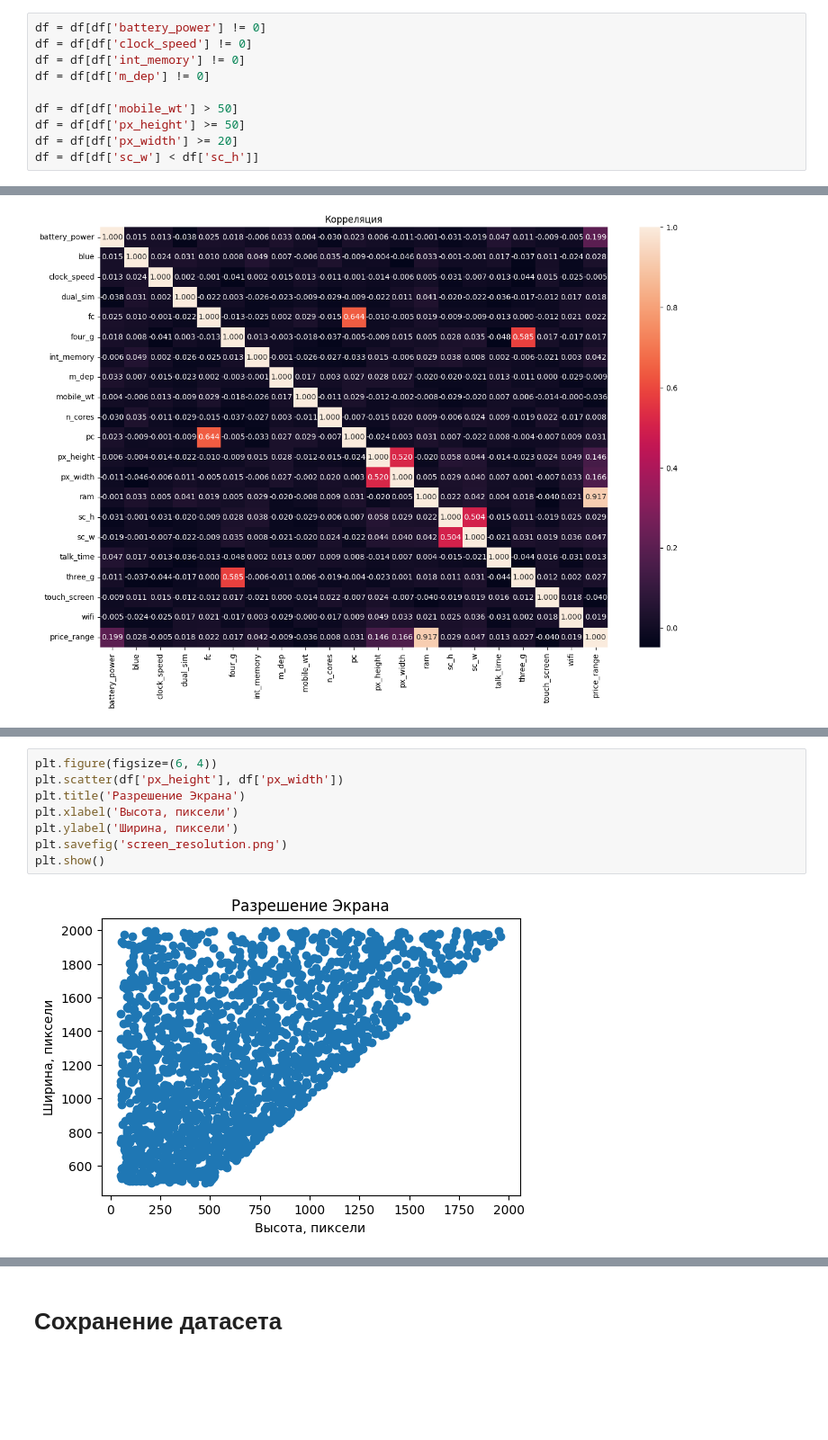
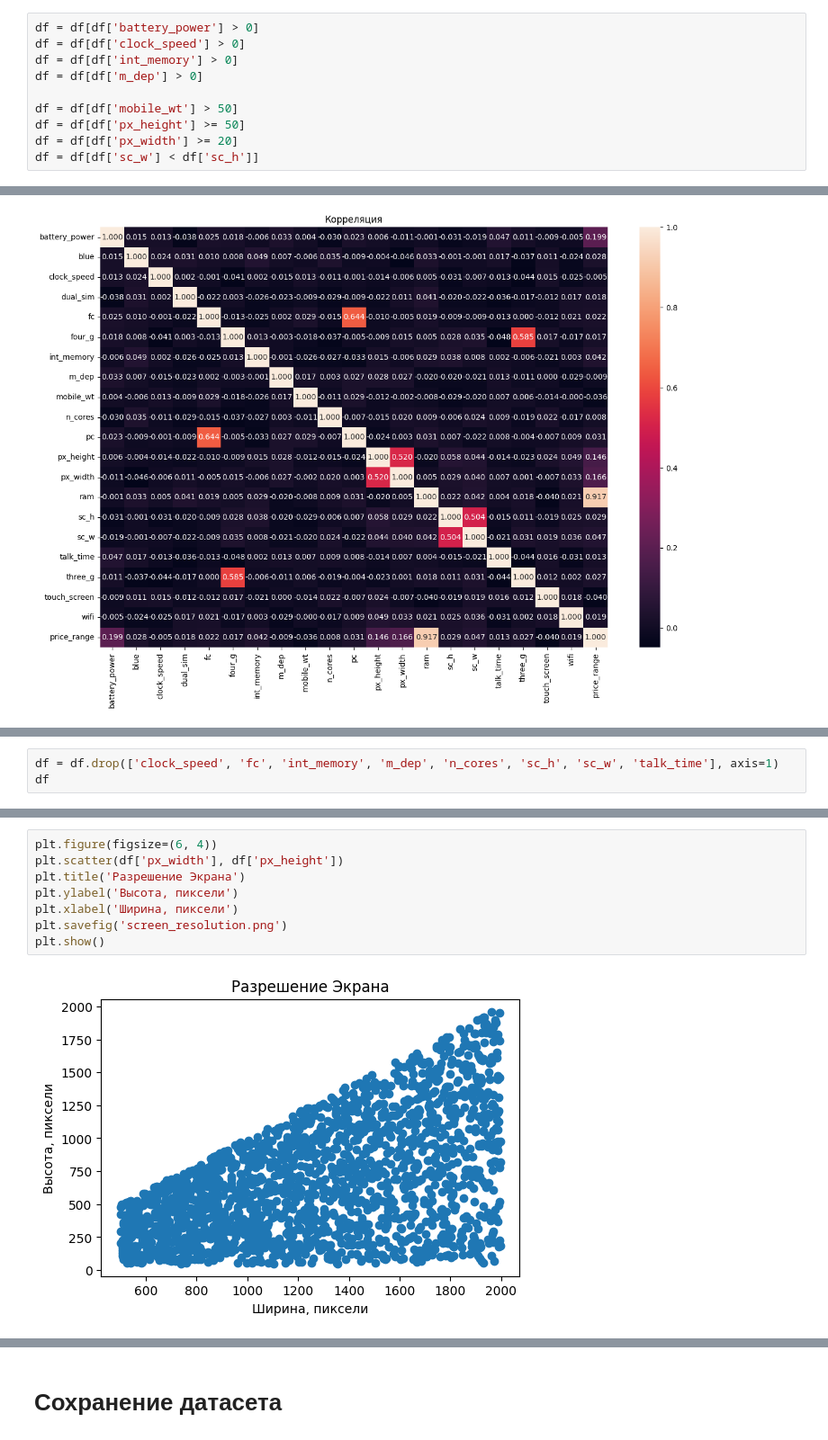
Before and after one commit to PodlubnyAY/mobile-price-classification, a Jupyter notebook: eda/eda.ipynb, the cells around one changed output, grey strips where cells are left out. Shown at 90% size. Cells and saved outputs as stored; diff of their text form; blank space fills up the shorter version.

```diff
--- a/eda/eda.ipynb
+++ b/eda/eda.ipynb
@@ -110,10 +110,10 @@ target = 'price_range'
 # %% [markdown]
 # Очистка данных
 # %%
-df = df[df['battery_power'] != 0]
-df = df[df['clock_speed'] != 0]
-df = df[df['int_memory'] != 0]
-df = df[df['m_dep'] != 0]
+df = df[df['battery_power'] > 0]
+df = df[df['clock_speed'] > 0]
+df = df[df['int_memory'] > 0]
+df = df[df['m_dep'] > 0]
 
 df = df[df['mobile_wt'] > 50]
 df = df[df['px_height'] >= 50]
@@ -184,0 +179,3 @@ plt.show()
+# %%
+df = df.drop(['clock_speed', 'fc', 'int_memory', 'm_dep', 'n_cores', 'sc_h', 'sc_w', 'talk_time'], axis=1)
+df
@@ -185,10 +196,10 @@ plt.show()
 # %%
 plt.figure(figsize=(6, 4))
-plt.scatter(df['px_height'], df['px_width'])
+plt.scatter(df['px_width'], df['px_height'])
 plt.title('Разрешение Экрана')
-plt.xlabel('Высота, пиксели')
-plt.ylabel('Ширина, пиксели')
+plt.ylabel('Высота, пиксели')
+plt.xlabel('Ширина, пиксели')
 plt.savefig('screen_resolution.png')
 plt.show()
 # %% [output]
-[figure, old version]
+[figure, new version]
```
Also changed, not shown: parts of 9 cells of this notebook, 2 other files.
